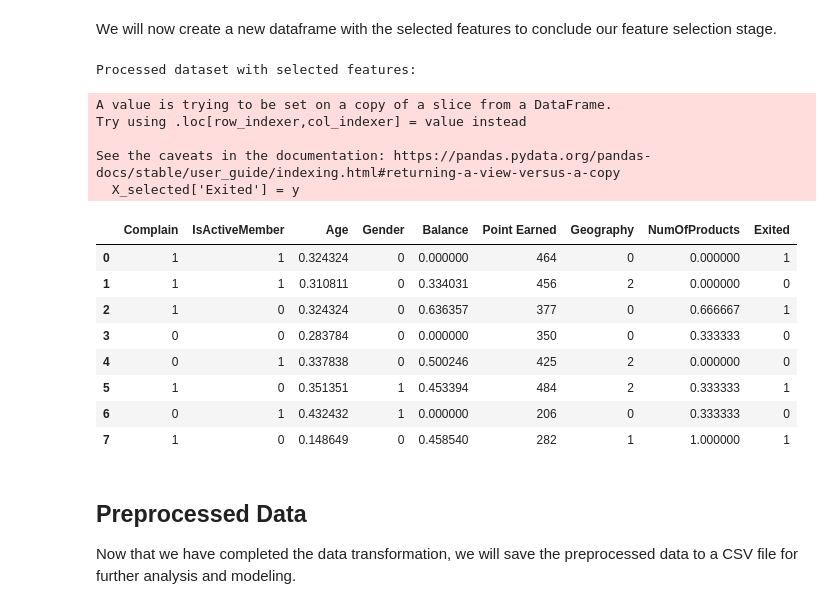
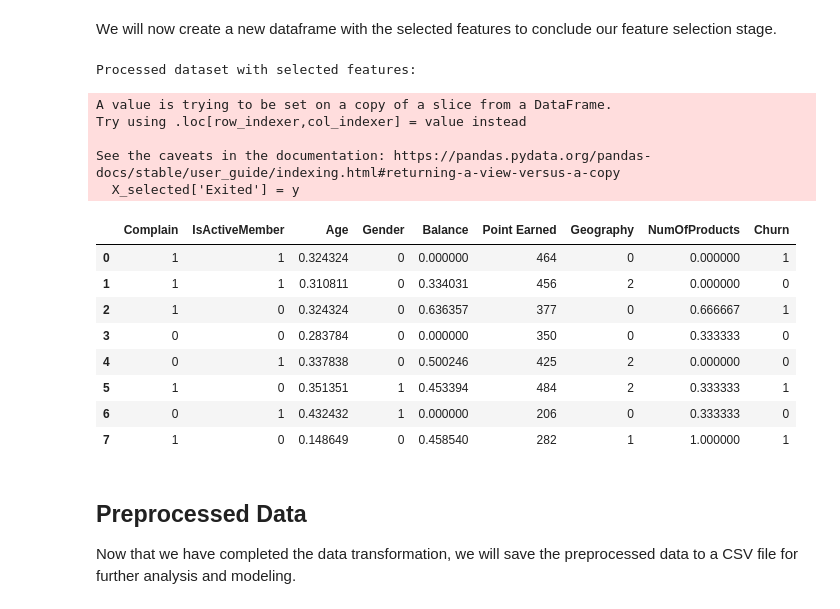
Before and after one commit to CSI4142/Project, a Jupyter notebook: phase4/part_a/data_transformation.ipynb, the cells around one changed output. Saved outputs shown, nothing was run; the diff lists cells and outputs as text; code cells hidden in the pictures.

```diff
--- a/phase4/part_a/data_transformation.ipynb
+++ b/phase4/part_a/data_transformation.ipynb
@@ -223,19 +223,21 @@ We will now create a new dataframe with the selected features to conclude our fe
 # %%
 # select the features from the dataframe
 X_selected = X[selected_features['Feature']]
 # add the target variable to the selected features
 X_selected['Exited'] = y
+# rename the target variable to "Churn"
+X_selected = X_selected.rename(columns={'Exited': 'Churn'})
 # print the first few rows of the dataframe
 print("Processed dataset with selected features:\n")
 X_selected.head(8)
 # %% [output]
 Processed dataset with selected features:
 A value is trying to be set on a copy of a slice from a DataFrame.
 Try using .loc[row_indexer,col_indexer] = value instead
 
 See the caveats in the documentation: https://pandas.pydata.org/pandas-docs/stable/user_guide/indexing.html#returning-a-view-versus-a-copy
   X_selected['Exited'] = y
-|  | Complain | IsActiveMember | Age | Gender | Balance | Point Earned | Geography | NumOfProducts | Exited |
+|  | Complain | IsActiveMember | Age | Gender | Balance | Point Earned | Geography | NumOfProducts | Churn |
 | 0 | 1 | 1 | 0.324324 | 0 | 0.000000 | 464 | 0 | 0.000000 | 1 |
 | 1 | 1 | 1 | 0.310811 | 0 | 0.334031 | 456 | 2 | 0.000000 | 0 |
 | 2 | 1 | 0 | 0.324324 | 0 | 0.636357 | 377 | 0 | 0.666667 | 1 |
```
Also changed, not shown: 6 other files.
